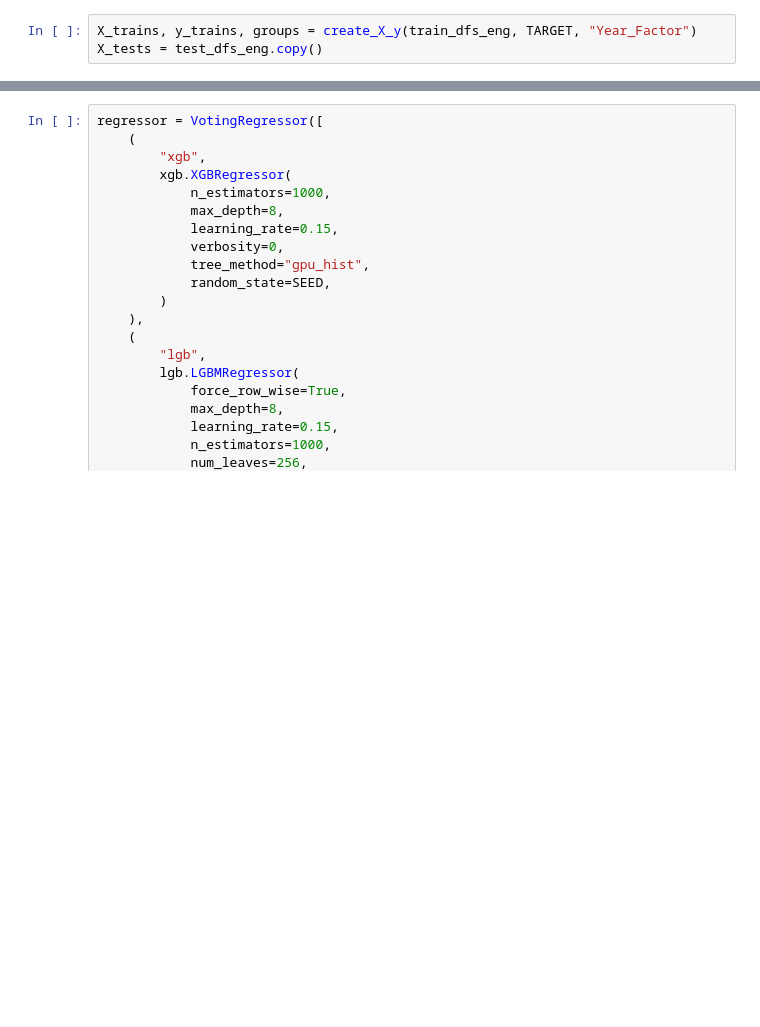
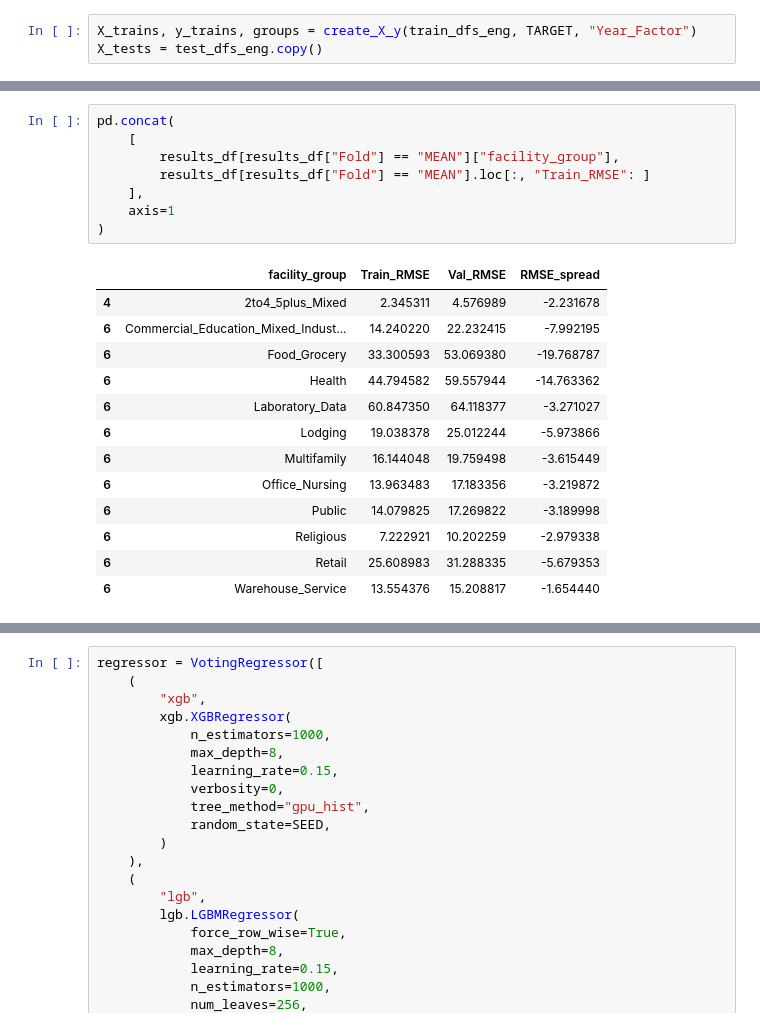
Before and after one commit to VenusianGirl/wids-datathon-2022, a Jupyter notebook: wids-datathon-2022.ipynb, the cells around one changed output, grey strips where cells are left out. Saved outputs shown, nothing was run; the diff lists cells and outputs as text; blank space fills up the shorter version.

```diff
--- a/wids-datathon-2022.ipynb
+++ b/wids-datathon-2022.ipynb
@@ -1000,0 +1080,22 @@ results_df[results_df["Fold"] == "MEAN"]
+# %%
+pd.concat(
+    [
+        results_df[results_df["Fold"] == "MEAN"]["facility_group"],
+        results_df[results_df["Fold"] == "MEAN"].loc[:, "Train_RMSE": ]
+    ],
+    axis=1
+)
+# %% [output]
+|  | facility_group | Train_RMSE | Val_RMSE | RMSE_spread |
+| 4 | 2to4_5plus_Mixed | 2.345311 | 4.576989 | -2.231678 |
+| 6 | Commercial_Education_Mixed_Indust... | 14.240220 | 22.232415 | -7.992195 |
+| 6 | Food_Grocery | 33.300593 | 53.069380 | -19.768787 |
+| 6 | Health | 44.794582 | 59.557944 | -14.763362 |
+| 6 | Laboratory_Data | 60.847350 | 64.118377 | -3.271027 |
+| 6 | Lodging | 19.038378 | 25.012244 | -5.973866 |
+| 6 | Multifamily | 16.144048 | 19.759498 | -3.615449 |
+| 6 | Office_Nursing | 13.963483 | 17.183356 | -3.219872 |
+| 6 | Public | 14.079825 | 17.269822 | -3.189998 |
+| 6 | Religious | 7.222921 | 10.202259 | -2.979338 |
+| 6 | Retail | 25.608983 | 31.288335 | -5.679353 |
+| 6 | Warehouse_Service | 13.554376 | 15.208817 | -1.654440 |
```
Also changed, not shown: parts of 54 cells of this notebook.
